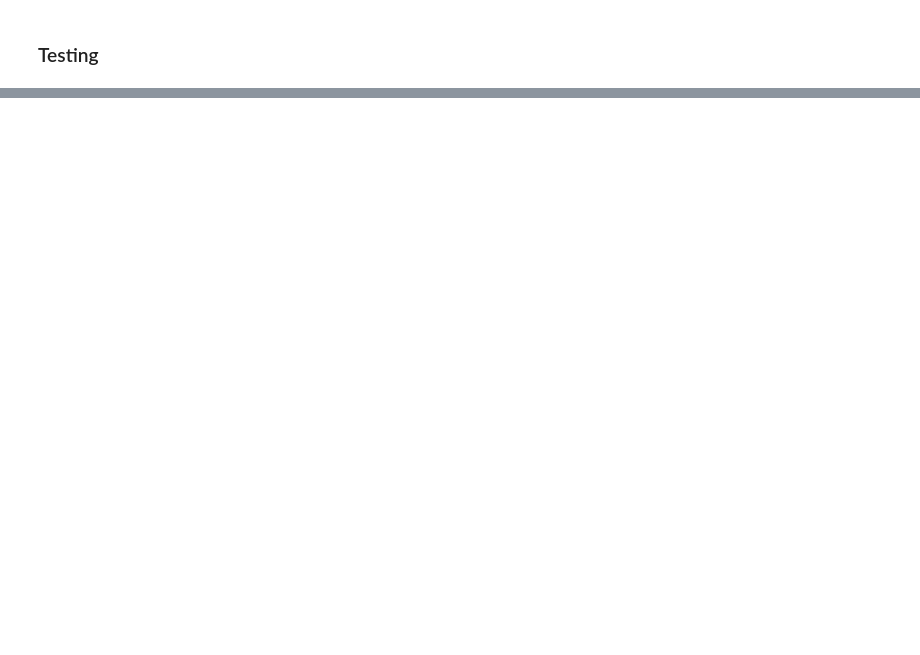
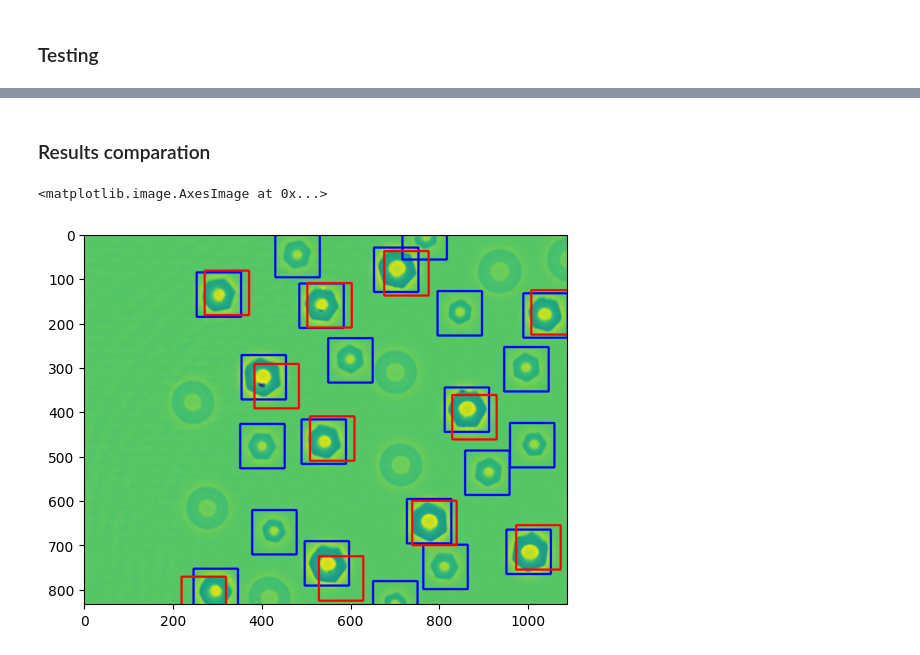
Before and after one commit to juanpb27/ssl_objects_detection, a Jupyter notebook: notebooks/evaluate_results.ipynb, the cells around one changed output, grey strips where cells are left out. Drawn from its saved outputs; the diff is of its cells as text; code cells hidden in the pictures; blank space fills up the shorter version.

```diff
--- a/notebooks/evaluate_results.ipynb
+++ b/notebooks/evaluate_results.ipynb
@@ -366,7 +370,7 @@ def test(test_data, model, downsample=1, alpha=0.1, cutoff=0.99, mode="quantile"
 # %%
 # Detection settings
 alpha = 0.1 # 0.1
-cutoff = 0.99 # 0.99
+cutoff = 0.999 # 0.99
 mode = "quantile"
 # %%
 final_detections = test(test_set[0], trainer1.model, downsample=2, alpha=alpha, cutoff=cutoff, plotPrevious=False)
@@ -373,3 +382,10 @@ final_detections = test(test_set[0], trainer1.model, downsample=2, alpha=alpha,
-# %%
-for idx in range(len(test_set)):
-    final_detections = test(test_set[idx], trainer1.model, downsample=2, alpha=alpha, cutoff=cutoff, plotPrevious=False)
+# %% [markdown]
+### Results comparation
+# %%
+for box in final_detections:
+    cv2.rectangle(image, (box[0], box[1]), (box[2], box[3]), (255, 0, 0), thickness=4)
+
+plt.imshow(image)
+# %% [output]
+<matplotlib.image.AxesImage at 0x...>
+[figure, added]
```
Also changed, not shown: parts of 10 cells of this notebook.
